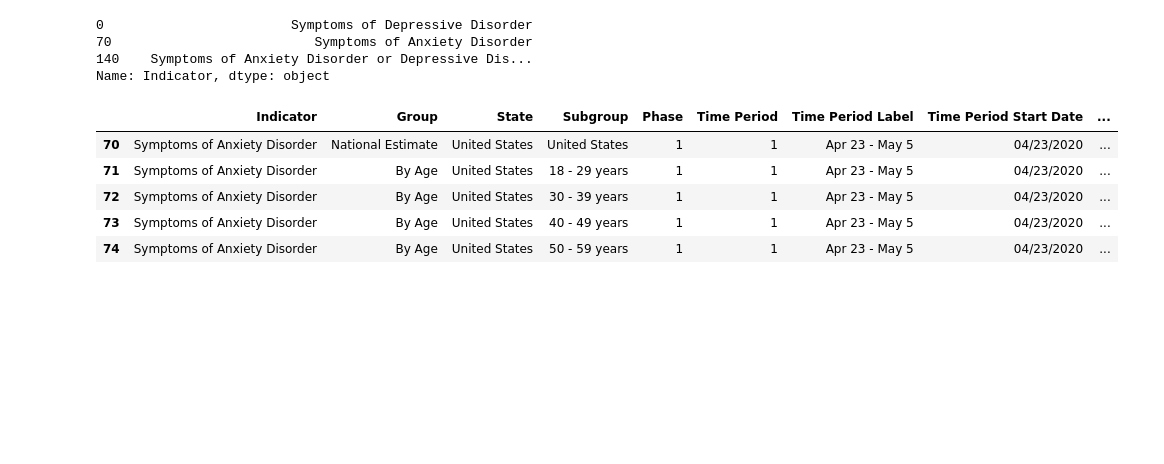
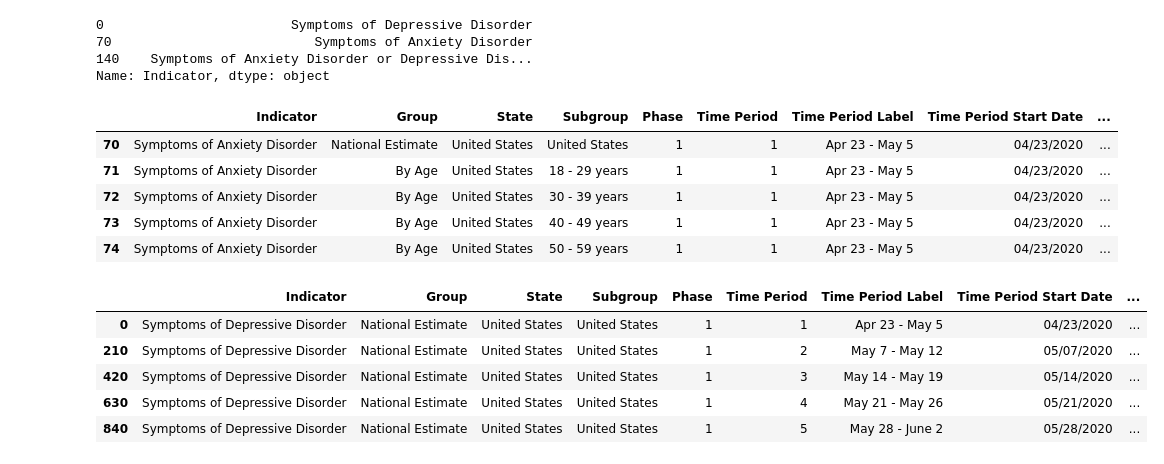
Before and after one commit to chidinmac/Masked-Angst, a Jupyter notebook: Untitled.ipynb, the cells around one changed output. Saved outputs shown, nothing was run; the diff lists cells and outputs as text; code cells hidden in the pictures; blank space fills up the shorter version.

```diff
--- a/Untitled.ipynb
+++ b/Untitled.ipynb
@@ -41,0 +44,9 @@ isNE = depressiveDF['Group'] ==
+# %%
+NE.head()
+# %% [output]
+|  | Indicator | Group | State | Subgroup | Phase | Time Period | Time Period Label | Time Period Start Date | ... |
+| 0 | Symptoms of Depressive Disorder | National Estimate | United States | United States | 1 | 1 | Apr 23 - May 5 | 04/23/2020 | ... |
+| 210 | Symptoms of Depressive Disorder | National Estimate | United States | United States | 1 | 2 | May 7 - May 12 | 05/07/2020 | ... |
+| 420 | Symptoms of Depressive Disorder | National Estimate | United States | United States | 1 | 3 | May 14 - May 19 | 05/14/2020 | ... |
+| 630 | Symptoms of Depressive Disorder | National Estimate | United States | United States | 1 | 4 | May 21 - May 26 | 05/21/2020 | ... |
+| 840 | Symptoms of Depressive Disorder | National Estimate | United States | United States | 1 | 5 | May 28 - June 2 | 05/28/2020 | ... |
```
Also changed, not shown: parts of 3 cells of this notebook.
